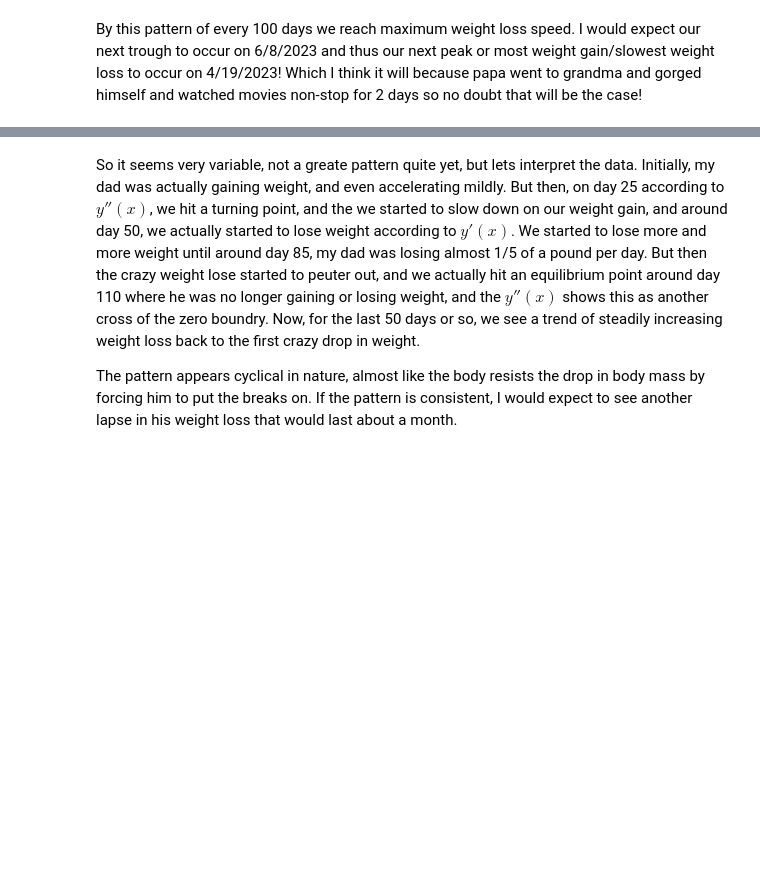
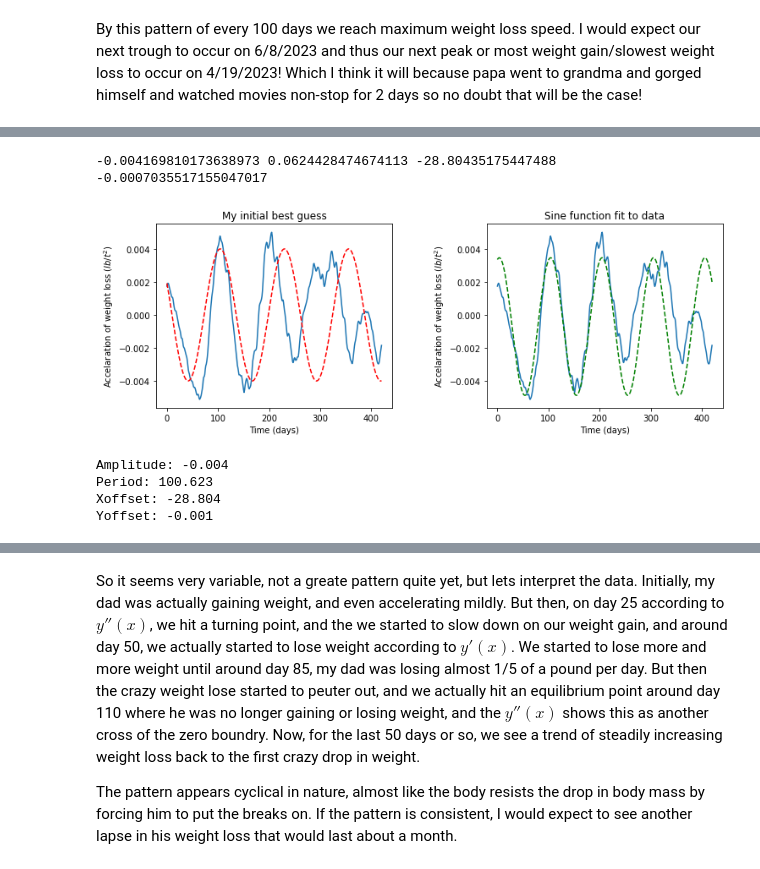
Before and after one commit to Matthew1309/dad_weight, a Jupyter notebook: dads_weight_data.ipynb, the cells around one changed output, grey strips where cells are left out. Cells and saved outputs as stored; diff of their text form; code cells hidden in the pictures; blank space fills up the shorter version.

Commit message:
Adds curve fit for second deriv and updates README with chronolog

```diff
--- a/dads_weight_data.ipynb
+++ b/dads_weight_data.ipynb
@@ -424,0 +434,51 @@ By this pattern of every 100 days we reach maximum weight loss speed. I would ex
+# %%
+def sine_matt(x, A, B, C, D):
+    # second derivative
+    return(A * np.sin((B * (np.array(x) + C))) + D)
+
+def isine_matt(x, A, B, C, D, N=0):
+    # first derivative
+    x = np.array(x)
+    return ((-A/B) * np.cos(B*(x+C))) + D*x + N
+
+def iisine_matt(x, A, B, C, D, N=0, M=0):
+    # Model of projected weight
+    x = np.array(x)
+    return (-A/(B**2)) * np.sin(B * (x + C)) + D/2 * x**2 + N*x + M
+# %%
+y_vals = droll2dt[0:220]
+x_vals = [i for i in range(0,len(y_vals))]
+
+# Matthew eyeball guesses
+Aini = -0.004
+Bini = 0.04
+Cini = -10
+Dini = 0
+
+popt, _ = curve_fit(sine_matt, x_vals, y_vals, p0=(Aini, Bini, Cini, Dini))
+A, B, C, D = popt
+print(A, B, C, D)
+# %% [output]
+-0.004169810173638973 0.0624428474674113 -28.80435175447488 -0.0007035517155047017
+# %%
+fig, axes = plt.subplots(nrows = 1, ncols = 2, figsize = (12, 4))
+
+for ax in axes:
+    ax.plot(droll2dt)
+    ax.set_ylabel(r'Accelaration of weight loss ($lb/t^2$)')
+    ax.set_xlabel('Time (days)')
+
+x_vals = [i for i in range(0,len(droll2dt))]
+axes[0].plot(x_vals, sine_matt(x_vals, -0.004, 0.05, -10, 0), c = 'red', linestyle = 'dashed')
+axes[0].set_title('My initial best guess')
+axes[1].plot(x_vals, sine_matt(x_vals, A, B, C, D), c = 'green', linestyle = 'dashed')
+axes[1].set_title('Sine function fit to data')
+fig.subplots_adjust(wspace=0.4)
+plt.show()
+print(f"Amplitude: {round(A,3)}\nPeriod: {round((2*np.pi)/B,3)}\nXoffset: {round(C,3)}\nYoffset: {round(D,3)}")
+# %% [output]
+[figure, added]
+Amplitude: -0.004
+Period: 100.623
+Xoffset: -28.804
+Yoffset: -0.001
```
Also changed, not shown: parts of 6 cells of this notebook, 1 other file.
